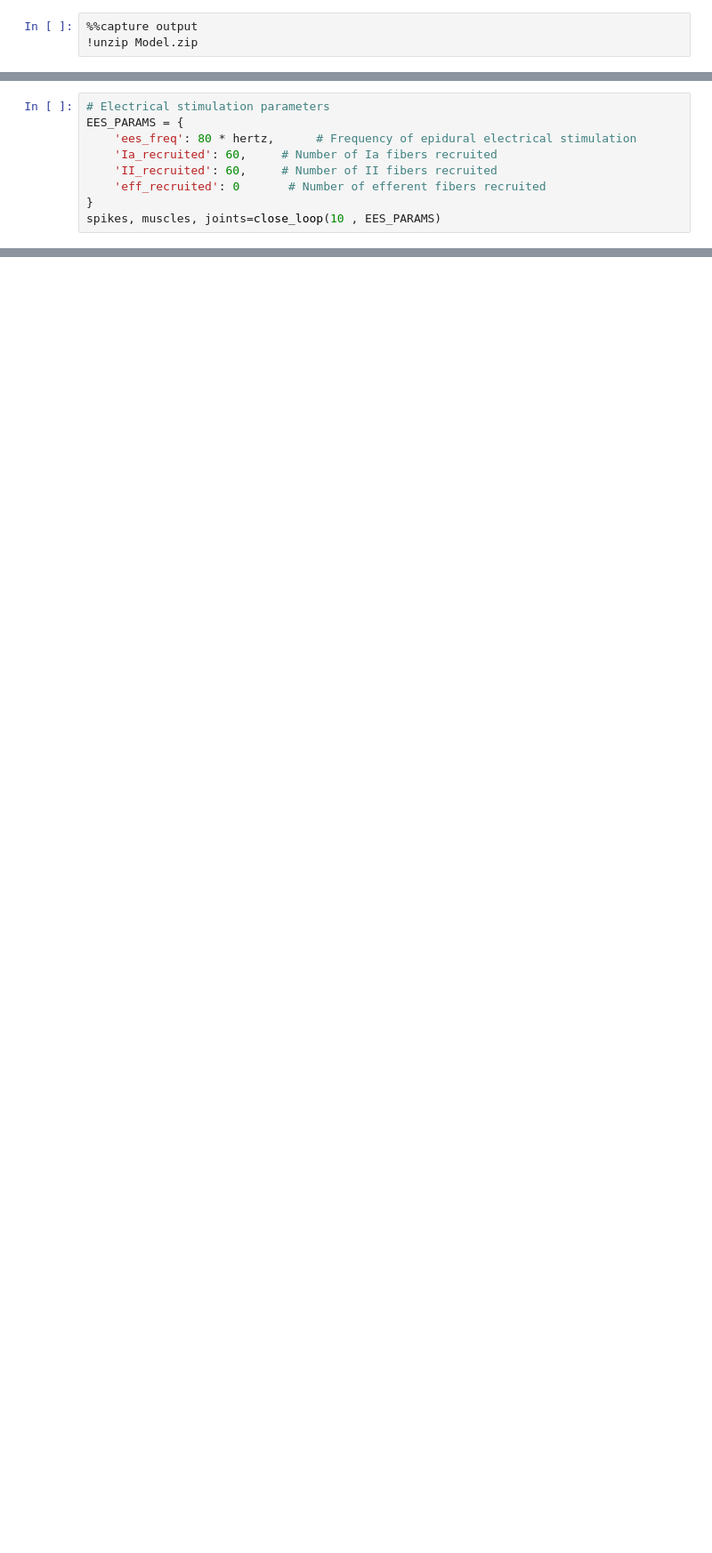
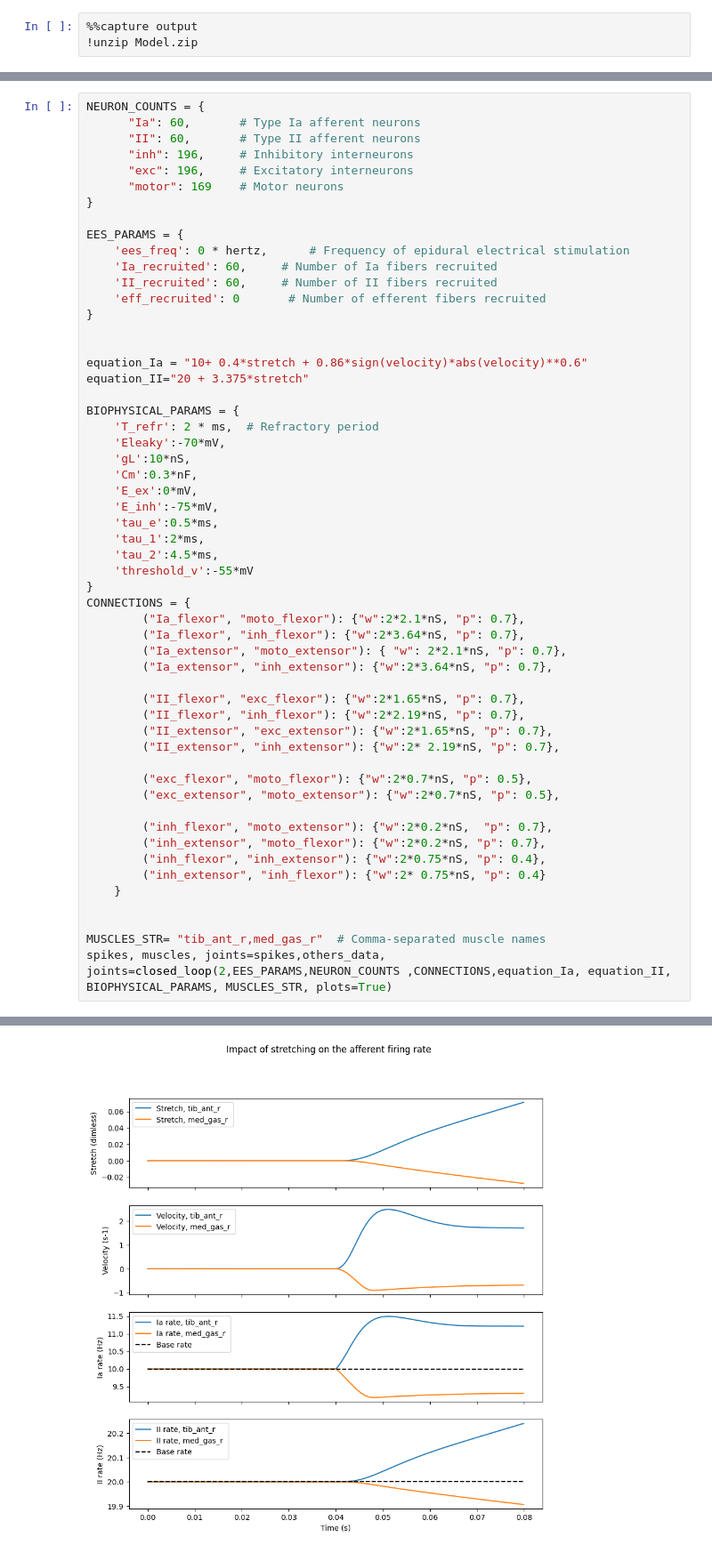
Before and after one commit to MathieuCharbonnier/Loop, a Jupyter notebook: main.ipynb, the cells around one changed output, grey strips where cells are left out. Shown at 89% size. Drawn from its saved outputs; the diff is of its cells as text; blank space fills up the shorter version.

```diff
--- a/main.ipynb
+++ b/main.ipynb
@@ -30,9 +30,0 @@ SyntaxError: invalid syntax (closed_loop.py, line 285)
-# %%
-# Electrical stimulation parameters
-EES_PARAMS = {
-    'ees_freq': 80 * hertz,      # Frequency of epidural electrical stimulation
-    'Ia_recruited': 60,     # Number of Ia fibers recruited
-    'II_recruited': 60,     # Number of II fibers recruited
-    'eff_recruited': 0       # Number of efferent fibers recruited
-}
-spikes, muscles, joints=close_loop(10 , EES_PARAMS)
@@ -89,0 +31,56 @@ Number of extensor recruited motoneuron: 169/169
+# %%
+NEURON_COUNTS = {
+      "Ia": 60,       # Type Ia afferent neurons
+      "II": 60,       # Type II afferent neurons
+      "inh": 196,     # Inhibitory interneurons
+      "exc": 196,     # Excitatory interneurons
+      "motor": 169    # Motor neurons
+}
+
+EES_PARAMS = {
+    'ees_freq': 0 * hertz,      # Frequency of epidural electrical stimulation
+    'Ia_recruited': 60,     # Number of Ia fibers recruited
+    'II_recruited': 60,     # Number of II fibers recruited
+    'eff_recruited': 0       # Number of efferent fibers recruited
+}
+
+
+equation_Ia = "10+ 0.4*stretch + 0.86*sign(velocity)*abs(velocity)**0.6"
+equation_II="20 + 3.375*stretch"
+
+BIOPHYSICAL_PARAMS = {
+    'T_refr': 2 * ms,  # Refractory period
+    'Eleaky':-70*mV,
+    'gL':10*nS,
+    'Cm':0.3*nF,
+    'E_ex':0*mV,
+    'E_inh':-75*mV,
+    'tau_e':0.5*ms,
+    'tau_1':2*ms,
+    'tau_2':4.5*ms,
+    'threshold_v':-55*mV
+}
+CONNECTIONS = {
+        ("Ia_flexor", "moto_flexor"): {"w":2*2.1*nS, "p": 0.7},
+        ("Ia_flexor", "inh_flexor"): {"w":2*3.64*nS, "p": 0.7},
+        ("Ia_extensor", "moto_extensor"): { "w": 2*2.1*nS, "p": 0.7},
+        ("Ia_extensor", "inh_extensor"): {"w":2*3.64*nS, "p": 0.7},
+
+        ("II_flexor", "exc_flexor"): {"w":2*1.65*nS, "p": 0.7},
+        ("II_flexor", "inh_flexor"): {"w":2*2.19*nS, "p": 0.7},
+        ("II_extensor", "exc_extensor"): {"w":2*1.65*nS, "p": 0.7},
+        ("II_extensor", "inh_extensor"): {"w":2* 2.19*nS, "p": 0.7},
+
+        ("exc_flexor", "moto_flexor"): {"w":2*0.7*nS, "p": 0.5},
+        ("exc_extensor", "moto_extensor"): {"w":2*0.7*nS, "p": 0.5},
+
+        ("inh_flexor", "moto_extensor"): {"w":2*0.2*nS,  "p": 0.7},
+        ("inh_extensor", "moto_flexor"): {"w":2*0.2*nS, "p": 0.7},
+        ("inh_flexor", "inh_extensor"): {"w":2*0.75*nS, "p": 0.4},
+        ("inh_extensor", "inh_flexor"): {"w":2* 0.75*nS, "p": 0.4}
+    }
+
+
+MUSCLES_STR= "tib_ant_r,med_gas_r"  # Comma-separated muscle names
+spikes, muscles, joints=spikes,others_data, joints=closed_loop(2,EES_PARAMS,NEURON_COUNTS ,CONNECTIONS,equation_Ia, equation_II, BIOPHYSICAL_PARAMS, MUSCLES_STR, plots=True)
+# %% [output]
@@ -89,0 +98 @@ Number of extensor recruited motoneuron: 169/169
+[figure, added]
```
Also changed, not shown: parts of 4 cells of this notebook.
